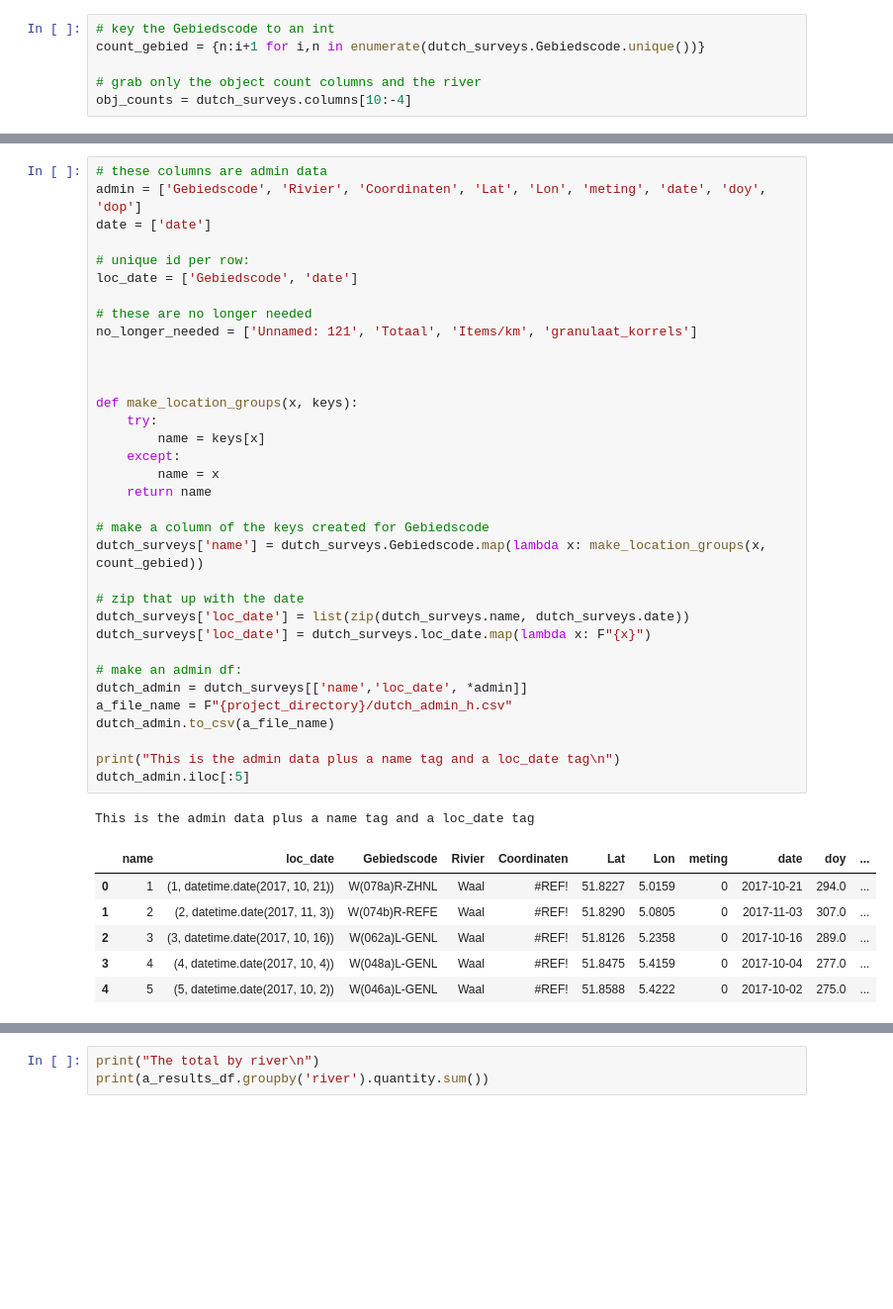
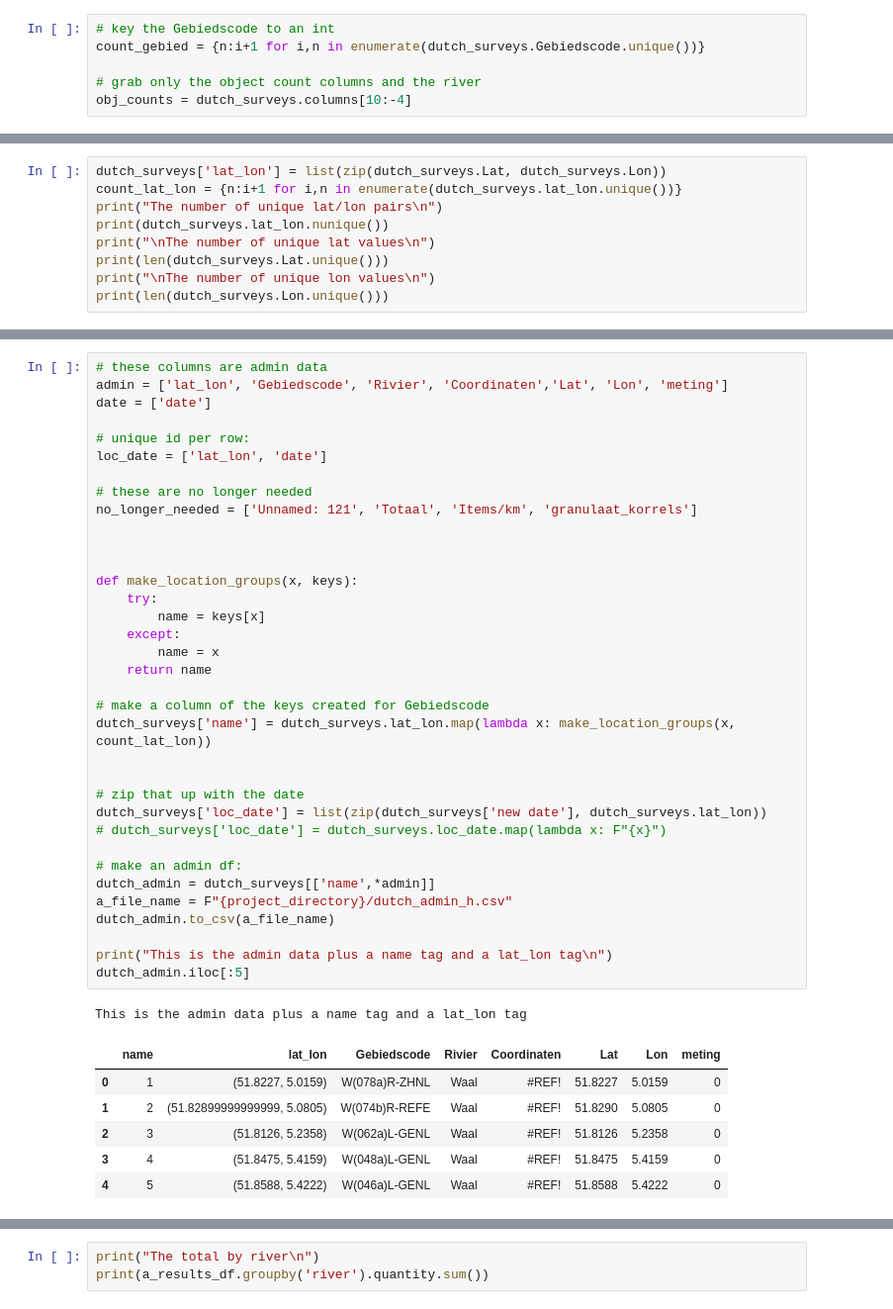
Before and after one commit to hammerdirt-analyst/rhinecode, a Jupyter notebook: harmonizesurveyresults.ipynb, the cells around one changed output, grey strips where cells are left out. Shown at 99% size. Saved outputs shown, nothing was run; the diff lists cells and outputs as text; blank space fills up the shorter version.

Commit message:
added new ospar codes and lat/lon pairs

```diff
--- a/harmonizesurveyresults.ipynb
+++ b/harmonizesurveyresults.ipynb
@@ -232,0 +246,9 @@ dutch_surveys['date'] = dutch_surveys['this date']
+# %%
+dutch_surveys['lat_lon'] = list(zip(dutch_surveys.Lat, dutch_surveys.Lon))
+count_lat_lon = {n:i+1 for i,n in enumerate(dutch_surveys.lat_lon.unique())}
+print("The number of unique lat/lon pairs\n")
+print(dutch_surveys.lat_lon.nunique())
+print("\nThe number of unique lat values\n")
+print(len(dutch_surveys.Lat.unique()))
+print("\nThe number of unique lon values\n")
+print(len(dutch_surveys.Lon.unique()))
@@ -233,45 +267,46 @@ dutch_surveys['date'] = dutch_surveys['this date']
 # %%
 # these columns are admin data
-admin = ['Gebiedscode', 'Rivier', 'Coordinaten', 'Lat', 'Lon', 'meting', 'date', 'doy', 'dop']
+admin = ['lat_lon', 'Gebiedscode', 'Rivier', 'Coordinaten','Lat', 'Lon', 'meting']
 date = ['date']
 
 # unique id per row:
-loc_date = ['Gebiedscode', 'date']
+loc_date = ['lat_lon', 'date']
 
 # these are no longer needed
 no_longer_needed = ['Unnamed: 121', 'Totaal', 'Items/km', 'granulaat_korrels']
 
 
 
 def make_location_groups(x, keys):
     try:
         name = keys[x]
     except:
         name = x
     return name
 
 # make a column of the keys created for Gebiedscode
-dutch_surveys['name'] = dutch_surveys.Gebiedscode.map(lambda x: make_location_groups(x, count_gebied))
+dutch_surveys['name'] = dutch_surveys.lat_lon.map(lambda x: make_location_groups(x, count_lat_lon))
+
 
 # zip that up with the date
-dutch_surveys['loc_date'] = list(zip(dutch_surveys.name, dutch_surveys.date))
-dutch_surveys['loc_date'] = dutch_surveys.loc_date.map(lambda x: F"{x}")
+dutch_surveys['loc_date'] = list(zip(dutch_surveys['new date'], dutch_surveys.lat_lon))
+# dutch_surveys['loc_date'] = dutch_surveys.loc_date.map(lambda x: F"{x}")
 
 # make an admin df:
-dutch_admin = dutch_surveys[['name','loc_date', *admin]]
+dutch_admin = dutch_surveys[['name',*admin]]
 a_file_name = F"{project_directory}/dutch_admin_h.csv"
 dutch_admin.to_csv(a_file_name)
 
-print("This is the admin data plus a name tag and a loc_date tag\n")
+print("This is the admin data plus a name tag and a lat_lon tag\n")
 dutch_admin.iloc[:5]
 # %% [output]
-This is the admin data plus a name tag and a loc_date tag
+This is the admin data plus a name tag and a lat_lon tag
-|  | name | loc_date | Gebiedscode | Rivier | Coordinaten | Lat | Lon | meting | date | doy | ... |
-| 0 | 1 | (1, datetime.date(2017, 10, 21)) | W(078a)R-ZHNL | Waal | #REF! | 51.8227 | 5.0159 | 0 | 2017-10-21 | 294.0 | ... |
-| 1 | 2 | (2, datetime.date(2017, 11, 3)) | W(074b)R-REFE | Waal | #REF! | 51.8290 | 5.0805 | 0 | 2017-11-03 | 307.0 | ... |
-| 2 | 3 | (3, datetime.date(2017, 10, 16)) | W(062a)L-GENL | Waal | #REF! | 51.8126 | 5.2358 | 0 | 2017-10-16 | 289.0 | ... |
-| 3 | 4 | (4, datetime.date(2017, 10, 4)) | W(048a)L-GENL | Waal | #REF! | 51.8475 | 5.4159 | 0 | 2017-10-04 | 277.0 | ... |
-| 4 | 5 | (5, datetime.date(2017, 10, 2)) | W(046a)L-GENL | Waal | #REF! | 51.8588 | 5.4222 | 0 | 2017-10-02 | 275.0 | ... |
+|  | name | lat_lon | Gebiedscode | Rivier | Coordinaten | Lat | Lon | meting |
+| 0 | 1 | (51.8227, 5.0159) | W(078a)R-ZHNL | Waal | #REF! | 51.8227 | 5.0159 | 0 |
+| 1 | 2 | (51.82899999999999, 5.0805) | W(074b)R-REFE | Waal | #REF! | 51.8290 | 5.0805 | 0 |
+| 2 | 3 | (51.8126, 5.2358) | W(062a)L-GENL | Waal | #REF! | 51.8126 | 5.2358 | 0 |
+| 3 | 4 | (51.8475, 5.4159) | W(048a)L-GENL | Waal | #REF! | 51.8475 | 5.4159 | 0 |
+| 4 | 5 | (51.8588, 5.4222) | W(046a)L-GENL | Waal | #REF! | 51.8588 | 5.4222 | 0 |
 # %%
 print("This is one record:\n")
 dutch_admin.iloc[0]
```
Also changed, not shown: parts of 9 cells of this notebook, 7 other files.
